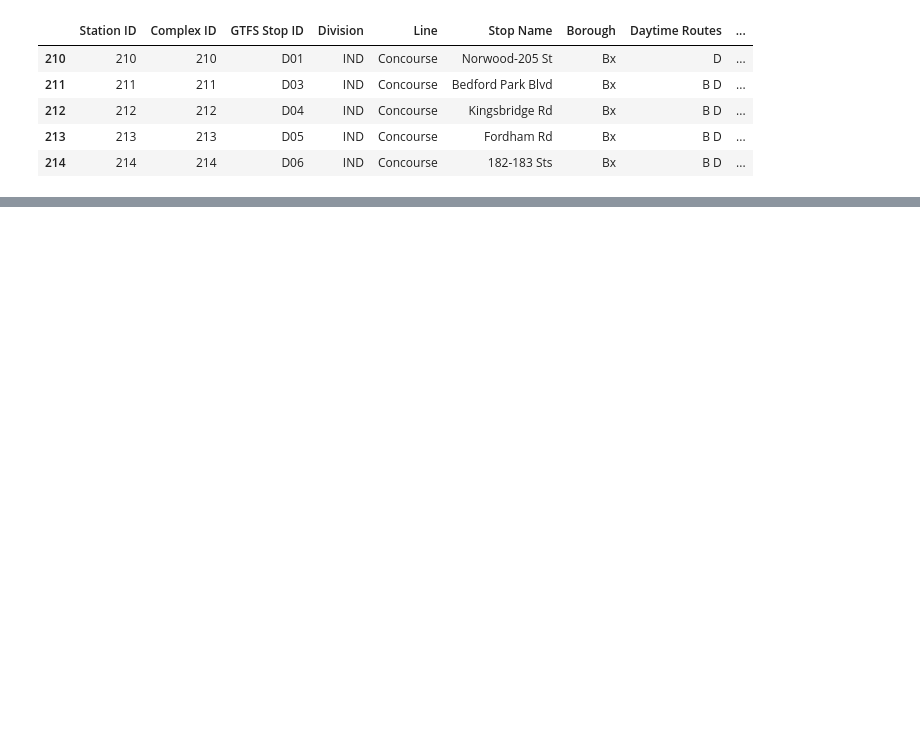
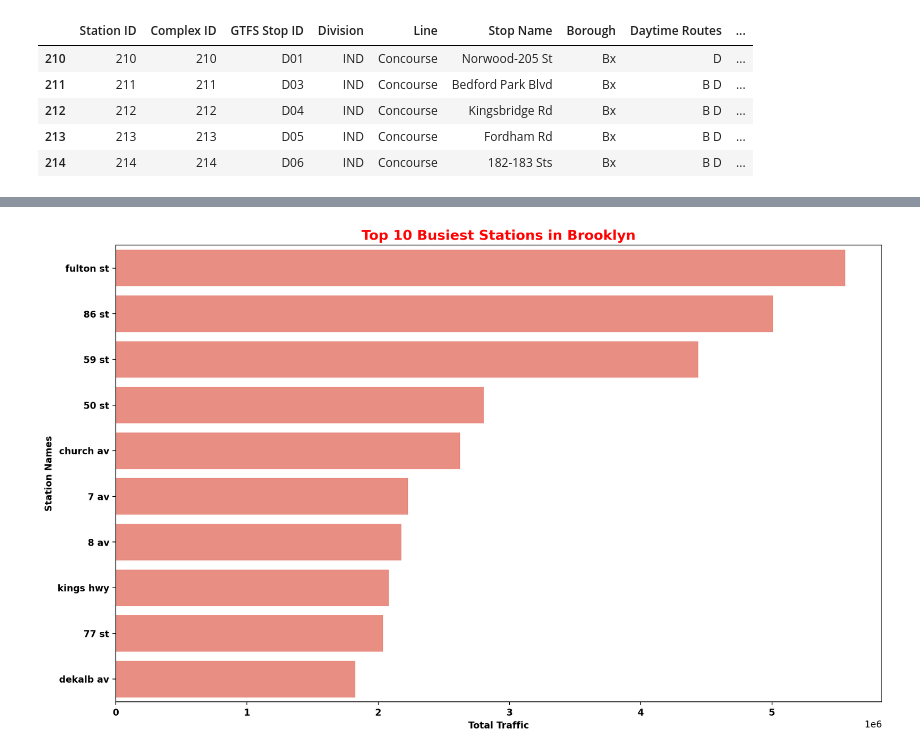
Before and after one commit to ApoorvaSetu/Metis-EDA-Project, a Jupyter notebook: Turnstile_data_EDA.ipynb, the cells around one changed output, grey strips where cells are left out. Saved outputs shown, nothing was run; the diff lists cells and outputs as text; code cells hidden in the pictures; blank space fills up the shorter version.

```diff
--- a/Turnstile_data_EDA.ipynb
+++ b/Turnstile_data_EDA.ipynb
@@ -358,0 +375,4 @@ merge_mta_Bronx.drop(['station id', 'complex id','gtfs stop id','division_y',
+# %%
+merge_mta_Brooklyn.drop(['station id', 'complex id','gtfs stop id','division_y',
+                      'line','structure', 'north direction label',
+                     'south direction label', 'ada', 'ada notes','daytime routes','gtfs latitude','gtfs longitude'], axis = 1, inplace=True)
@@ -358,0 +751,16 @@ merge_mta_Bronx.drop(['station id', 'complex id','gtfs stop id','division_y',
+# %%
+#Finding Daily traffic(entries+exits) based on turnstile
+
+merge_mta_Brooklyn_entries = merge_mta_Brooklyn.groupby(["station","turnstile","date","nameofday"]).entries.max() - merge_mta_Brooklyn.groupby(["station","turnstile","date","nameofday"]).entries.min()
+
+merge_mta_Brooklyn_exits = merge_mta_Brooklyn.groupby(["station","turnstile","date","nameofday"]).exits.max() - merge_mta_Brooklyn.groupby(["station","turnstile","date","nameofday"]).exits.min()
+
+merge_mta_Brooklyn_entries = merge_mta_Brooklyn_entries.reset_index()
+
+merge_mta_Brooklyn_exits = merge_mta_Brooklyn_exits.reset_index()
+
+merge_mta_Brooklyn_entries_exits = pd.merge(merge_mta_Brooklyn_entries, merge_mta_Brooklyn_exits, how="outer")
+
+merge_mta_Brooklyn_entries_exits["traffic"] = merge_mta_Brooklyn_entries_exits["entries"] + merge_mta_Brooklyn_entries_exits["exits"]
+
+merge_mta_Brooklyn_entries_exits.sample(10)
@@ -358,0 +789,3 @@ merge_mta_Bronx.drop(['station id', 'complex id','gtfs stop id','division_y',
+# %%
+#Setting median values to giant values
+merge_mta_Brooklyn_entries_exits["traffic"][merge_mta_Brooklyn_entries_exits["traffic"] > (merge_mta_Brooklyn_entries_exits.traffic.quantile(0.95))] = merge_mta_Brooklyn_entries_exits["traffic"].median()
@@ -358,0 +811,6 @@ merge_mta_Bronx.drop(['station id', 'complex id','gtfs stop id','division_y',
+# %%
+# Finding top 10 busiest stations in Brooklyn Borough based on traffic
+
+mta_top10_Brooklyn= merge_mta_Brooklyn_entries_exits.groupby("station").sum().sort_values("traffic",ascending=False).head(10)
+mta_top10_Brooklyn = mta_top10_Brooklyn.reset_index()
+mta_top10_Brooklyn
@@ -358,0 +829,18 @@ merge_mta_Bronx.drop(['station id', 'complex id','gtfs stop id','division_y',
+# %%
+
+
+#Barplot for Top 10 busiest stations in Brooklyn Borough
+
+plt.figure(figsize=(15,9)),
+plt.style.use('default')
+ax = sns.barplot(x="traffic", y="station", data=mta_top10_Brooklyn,  color="salmon")
+plt.title("Top 10 Busiest Stations in Brooklyn", weight="bold", c="red", fontsize=15)
+plt.ylabel("Station Names",weight="bold",c="k")
+plt.yticks(rotation=0, weight="bold")
+plt.xlabel("Total Traffic",weight= "bold",c="k")
+# plt.ylim(0,30000000)
+plt.xticks(weight="bold")
+# plt.savefig('images/01_Top7BusiesStationsBarPlot.png', dpi=200)
+plt.show()
+# %% [output]
+[figure, added]
```
Also changed, not shown: parts of 73 cells of this notebook.
